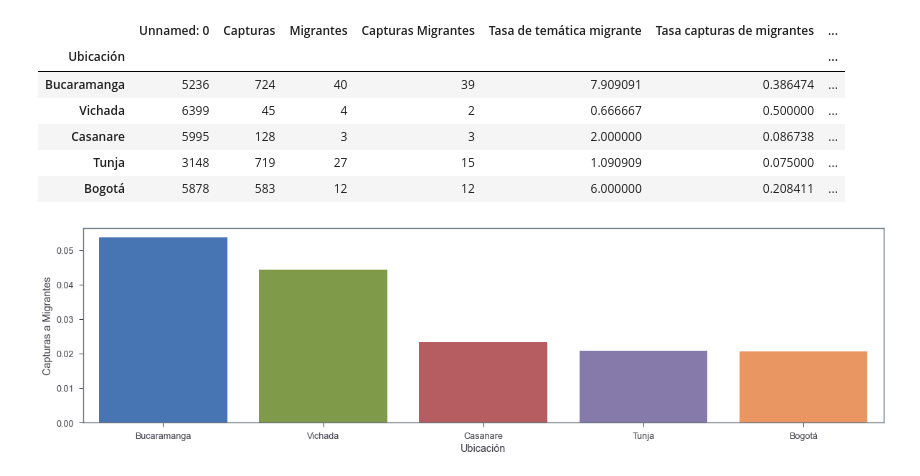
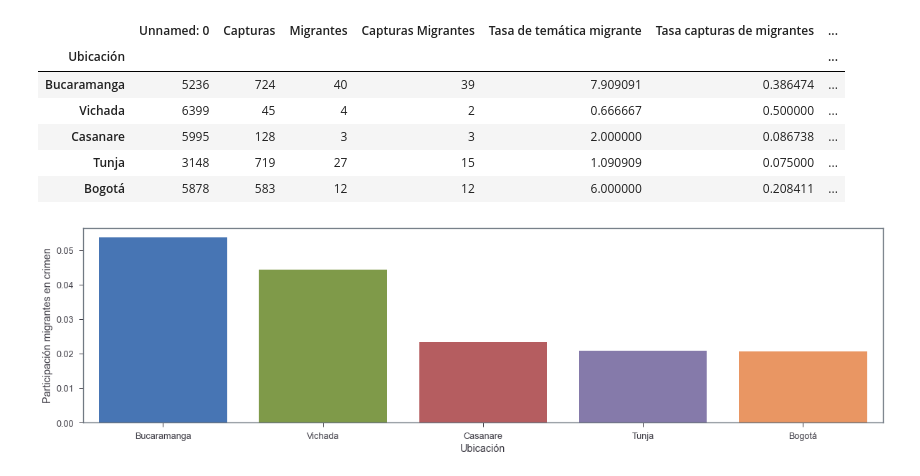
Before and after one commit to jordinola1470/BX-Codes, a Jupyter notebook: Capturas de Venezolanos/graphs.ipynb, the cells around one changed output. Cells and saved outputs as stored; diff of their text form; code cells hidden in the pictures.

```diff
--- a/Capturas de Venezolanos/graphs.ipynb
+++ b/Capturas de Venezolanos/graphs.ipynb
@@ -14,7 +14,7 @@ import matplotlib.colors as mcolors
 import matplotlib.pyplot as plt
 import seaborn as sns
 # %%
-base = pd.read_excel(r'D:\Trabajo\Barómetro\BX\Capturas de Venezolanos\Base_final_colapsada.xlsx')
+base = pd.read_excel(r'C:\Users\JOSE\Desktop\Trabajo\BX\Capturas de Venezolanos\Base_final_colapsada.xlsx')
 base
 # %% [output]
 |  | Unnamed: 0 | mes_año | Ubicación | Capturas | Migrantes | Capturas Migrantes | Tasa de temática migrante | ... |
@@ -100,18 +100,18 @@ data_grafico_1
 # %%
 plt.figure(figsize=(20,5))
 lines = sns.barplot(data=data_grafico_1, x=data_grafico_1.index, y="Participación migrantes en crimen")
 #sns.move_legend(lines, "upper left", bbox_to_anchor=(1, 1))
 #trat = sns.scatterplot(x="Treated", y= "y_coord", data=base_nodos)
 #ax2 = ax.twinx()
 #cont = sns.scatterplot(x="Control", y= "y_coord", data=base_nodos, ax=ax2)
 #plt.axvline(x = 0, color = 'b', label = '')
 # add label to the axis and label to the plot
 #for i in range(len(Short_name)):
     #plt.annotate(Short_name[i], (base_nodos['Treated'][i]-0.15, base_nodos['y_coord'][i]-0.01) )
    # plt.annotate(Short_name[i], (base_nodos['Control'][i]+0.05, base_nodos['y_coord'][i]-0.01) )
-lines.set(xlabel = "Ubicación", ylabel = 'Capturas a Migrantes')
+lines.set(xlabel = "Ubicación", ylabel = 'Participación migrantes en crimen')
 #cont.set( ylabel = '')
 plt.grid(False)
 #ax2.grid(False)
 # %% [output]
-[figure, old version]
+[figure, new version]
```
Also changed, not shown: parts of 7 cells of this notebook, 44 other files.
